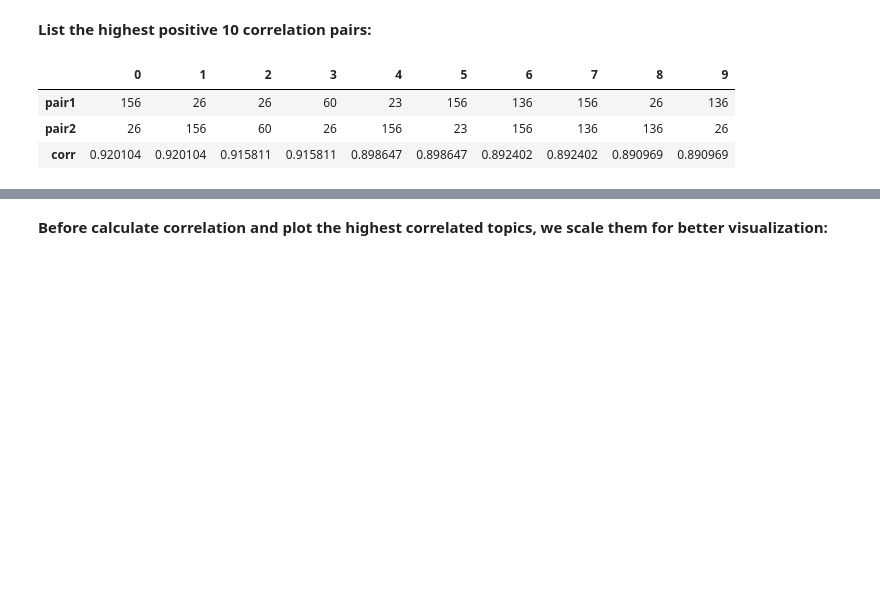
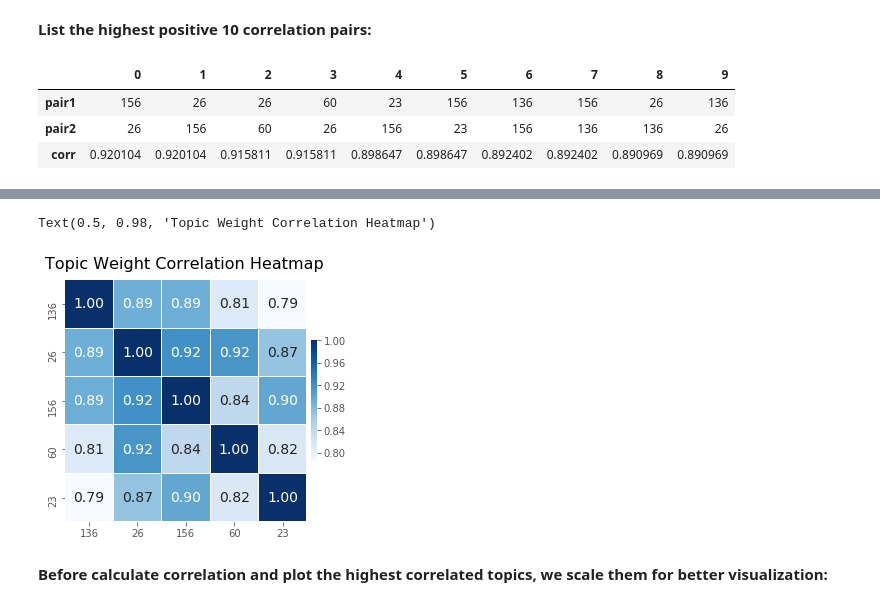
Before and after one commit to xandercai/papers-past-topic-modeling, a Jupyter notebook: 7-applying/1-mining.ipynb, the cells around one changed output, grey strips where cells are left out. Cells and saved outputs as stored; diff of their text form; code cells hidden in the pictures; blank space fills up the shorter version.

```diff
--- a/7-applying/1-mining.ipynb
+++ b/7-applying/1-mining.ipynb
@@ -300,3 +300,28 @@ The highest 5 correlated topics: ['136', '23', '60', '156', '26']
+# %%
+# Compute pairwise correlation of Dataframe's attributes
+corr = df[topic_list].corr()
+
+fig, (ax) = plt.subplots(1, 1, figsize=(5,4))
+
+g = sns.heatmap(corr,
+                ax=ax,           # Axes in which to draw the plot, otherwise use the currently-active Axes.
+                cmap=plt.cm.Blues, # Color Map.
+                cbar=True,
+                cbar_kws={"shrink": .5, 'pad':0.01},
+                square=True,     # If True, set the Axes aspect to “equal” so each cell will be square-shaped.
+                annot=True,
+                fmt='.2f',       # String formatting code to use when adding annotations.
+                annot_kws={"size": 14},
+                linewidths=.01
+               )
+
+fig.tight_layout(pad=0, w_pad=0, h_pad=0)
+fig.subplots_adjust(top=0.9)
+fig.suptitle('Topic Weight Correlation Heatmap',
+              fontsize=16)
+# %% [output]
+Text(0.5, 0.98, 'Topic Weight Correlation Heatmap')
+[figure, added]
 # %% [markdown]
 **Before calculate correlation and plot the highest correlated topics, we scale them for better visualization:**
 # %%
```
Also changed, not shown: parts of 2 cells of this notebook.
